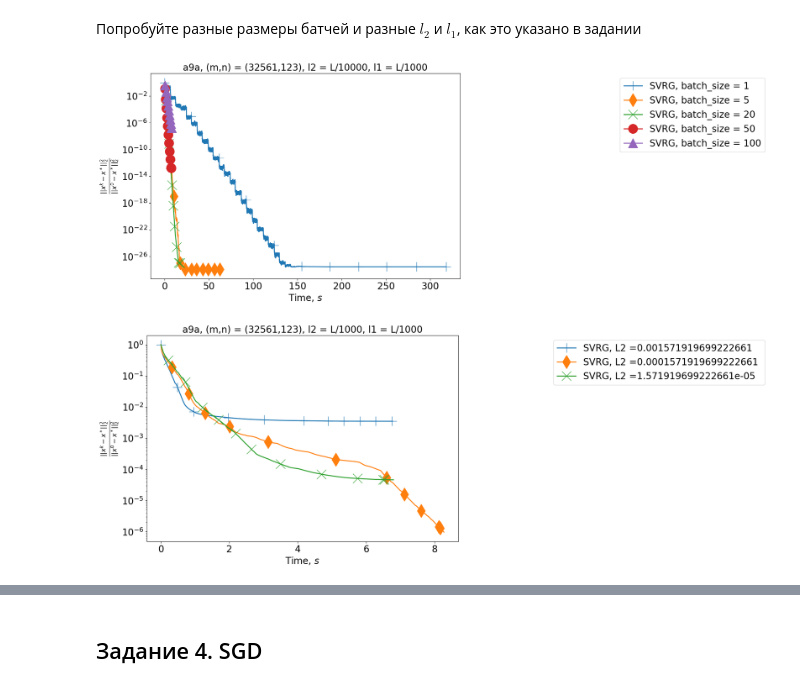
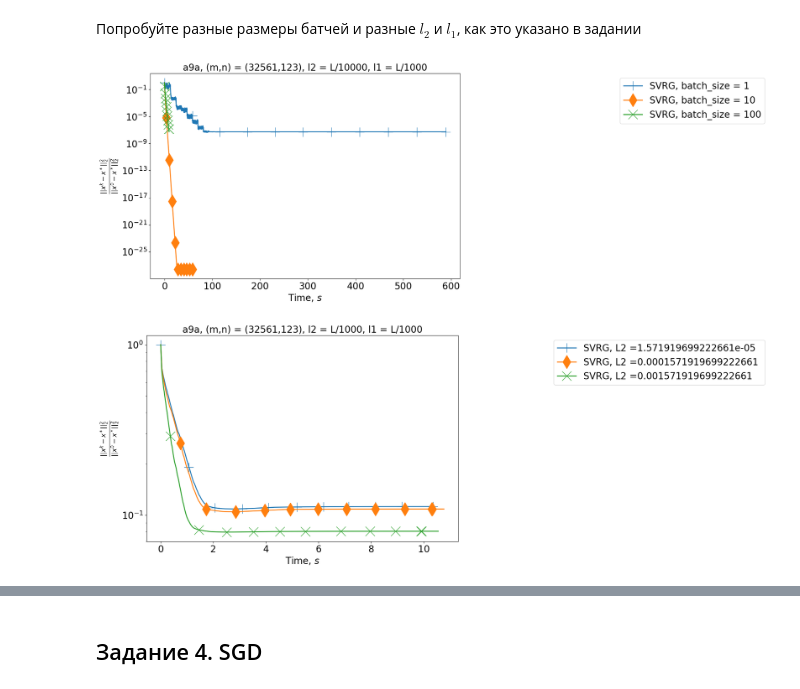
Before and after one commit to Alexeiyaganov/made_mo_ml, a Jupyter notebook: hw3/hw3.ipynb, the cells around one changed output, grey strips where cells are left out. Cells and saved outputs as stored; diff of their text form; code cells hidden in the pictures.

```diff
--- a/hw3/hw3.ipynb
+++ b/hw3/hw3.ipynb
@@ -518,9 +506,7 @@ save_info_period = 50
 sparse_full = True
 sparse_stoch = False
 # %%
-for batch_size in [1, 5, 20, 50, 100]:
-    l2 = L / 10000
-    l1 = L / 1000
+for batch_size in [1, 10, 100]:
     M = int(2*m/batch_size)
     gamma = 1.0/(6*(L+l2))
     x_star = read_solution(dataset, l2, l1)[0]
@@ -534,7 +520,7 @@ for batch_size in [1, 5, 20, 50, 100]:
 # %%
 gamma = 1.0/(6*(L+l2))
 methods = [['SVRG', [gamma, l2, l1, S, int(2*m/i), i],
-           f', batch_size = {i}', None] for i in [1, 5, 20, 50, 100]]
+           f', batch_size = {i}', None] for i in [1, 10, 100]]
 mode_y = 'squared_distances'
 mode_x = 'time'
 figsize = (12, 8)
@@ -545,55 +531,32 @@ args_for_plots = [dataset, filename, mode_y, mode_x, figsize, fontsize, title, m
 make_plots(args=args_for_plots)
 plt.show()
 # %% [output]
-[figure, old version]
+[figure, new version]
 # %%
-for l2_ in[L/100000,L/10000,L/1000]:
-    dataset = "a9a"
-    filename=dataset+"_x_init_all_ones"
-    test_indices = None
-    x_init = np.ones(n)
-    l2 = l2_
-    l1 = L / 1000
-    batch_size = 100
-    M = int(2*m/batch_size)
+batch_size = 100
+M = int(2*m/batch_size)
+l1 = L / 1000
+for l2 in [L/100000,L/10000,L/1000]:
     gamma = 1.0/(6*(L+l2))
-    S = 40
-    save_info_period = 100
-    sparse_full = False
-    sparse_stoch = False
     res = svrg(filename=filename, x_init=x_init, A=A, y=y, gamma=gamma, l2=l2,
      sparse_full=sparse_full, sparse_stoch=sparse_stoch,
      l1=l1, S=S, M=M, max_t=np.inf,
-     batch_size=batch_size, indices=None, save_info_period=save_info_period,
-     x_star=x_star, f_star=f_star)
+     batch_size=batch_size, indices=None, save_info_period=save_info_period)
     save_solution(dataset, l2, l1, res['last_iter'], res['func_vals'][-1])
 # %%
+# dataset = "a9a"
+# filename=dataset+"_x_init_all_ones"
+batch_size = 100
+methods = [['SVRG', [1.0/(6*(L+l2)), l2, l1, S, int(2*m/batch_size), 100], f', L2 ={l2} ', None] for l2 in [L/100000,L/10000,L/1000]]
 
-l2_1000 = L/1000
-l2_10000 = L/10000
-l2_100000 = L/100000
-dataset = "a9a"
-filename=dataset+"_x_init_all_ones"
-batch_size = 100
-gamma_1000 = 1.0/(6*(L+l2_1000))
-gamma_10000 = 1.0/(6*(L+l2_10000))
-gamma_100000 = 1.0/(6*(L+l2_100000))
-methods = [
-        ['SVRG', [gamma_1000, l2_1000, l1, S, int(2*m/batch_size), 100],
-           f', L2 ={l2_1000} ', None],
-        ['SVRG', [gamma_10000, l2_10000, l1, S, int(2*m/batch_size), 100],
-               f', L2 ={l2_10000} ', None],
-        ['SVRG', [gamma_100000, l2_100000, l1, S, int(2*m/batch_size), 100],
-               f', L2 ={l2_100000} ', None],
-]
 mode_y = 'squared_distances'
 mode_x = 'time'
 figsize = (12, 8)
 fontsize = 20
 title = dataset+", (m,n) = ("+str(m)+","+str(n)+"), l2 = L/"+str(int(L/l2))+", l1 = L/"+str(int(L/l1))
 
 args_for_plots = [dataset, filename, mode_y, mode_x, figsize, fontsize, title, methods]
 make_plots(args=args_for_plots)
 plt.show()
 # %% [output]
-[figure, old version]
+[figure, new version]
```
Also changed, not shown: parts of 38 cells of this notebook.
